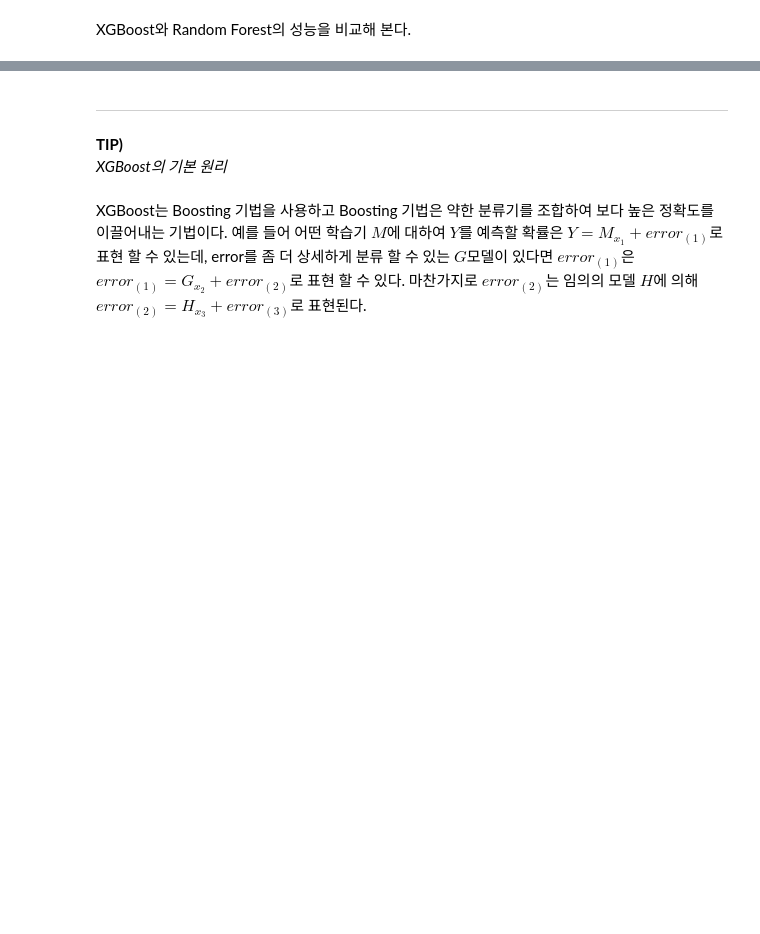
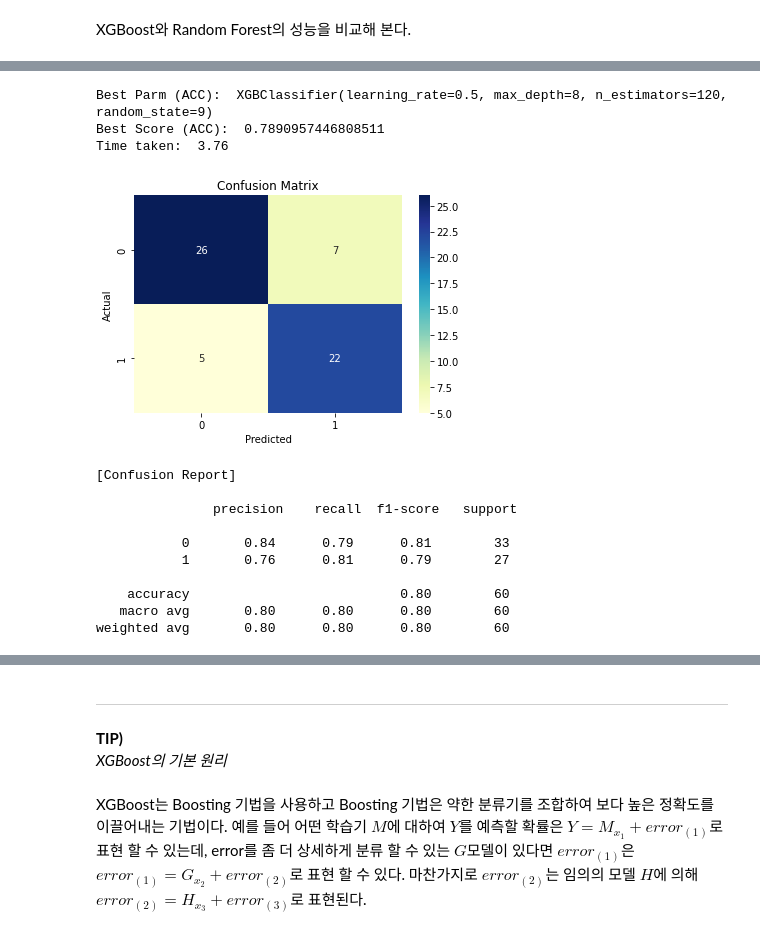
Before and after one commit to iss760/machine-learning, a Jupyter notebook: model/xgboost.ipynb, the cells around one changed output, grey strips where cells are left out. Saved outputs shown, nothing was run; the diff lists cells and outputs as text; code cells hidden in the pictures; blank space fills up the shorter version.

```diff
--- a/model/xgboost.ipynb
+++ b/model/xgboost.ipynb
@@ -88,0 +229,35 @@ XGBoost와 Random Forest의 성능을 비교해 본다.
+# %%
+# XGBoost parmeter Random Seach로 최적화 하기
+
+# 실행 시간 측정
+start = time()
+
+# 최적 파라미터 탐색 및 모델 학습
+xgb = XGBClassifier(random_state=9)
+xgb_randCV_acc = RandomizedSearchCV(xgb, param_distributions=parm, cv=5, n_iter=20, scoring='accuracy')
+xgb_randCV_acc.fit(X_train, y_train)
+
+print('Best Parm (ACC): ', xgb_greedyCV_acc.best_estimator_)
+print('Best Score (ACC): ', xgb_greedyCV_acc.best_score_)
+
+# 실행 시간 측정
+print('Time taken: ', round(time() - start, 3))
+# %% [output]
+Best Parm (ACC):  XGBClassifier(learning_rate=0.5, max_depth=8, n_estimators=120, random_state=9)
+Best Score (ACC):  0.7890957446808511
+Time taken:  3.76
+# %%
+# Random Forest Confusion Matrix
+print_confusion_mat(xgb_randCV_acc, X_test, y_test)
+# %% [output]
+[figure, added]
+[Confusion Report]
+
+               precision    recall  f1-score   support
+
+           0       0.84      0.79      0.81        33
+           1       0.76      0.81      0.79        27
+
+    accuracy                           0.80        60
+   macro avg       0.80      0.80      0.80        60
+weighted avg       0.80      0.80      0.80        60
```
Also changed, not shown: parts of 23 cells of this notebook.
